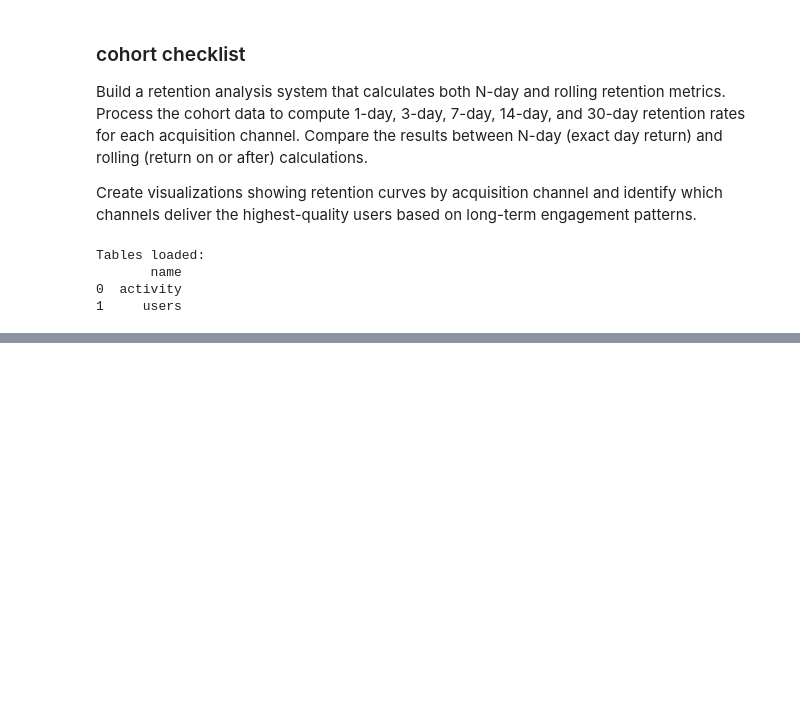
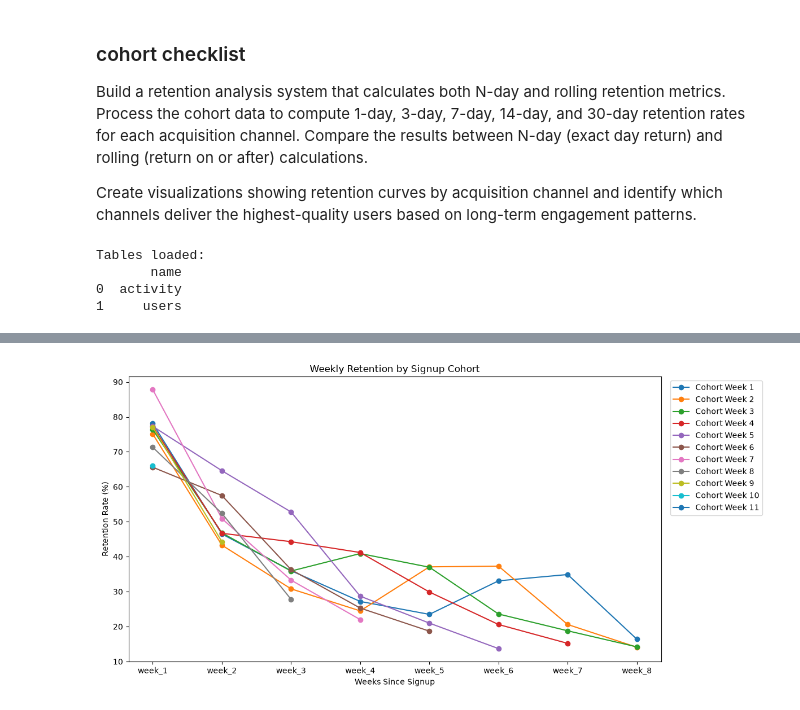
Before and after one commit to Avneesh-b7/product_analytics, a Jupyter notebook: e2e_project/cohort.ipynb, the cells around one changed output, grey strips where cells are left out. Saved outputs shown, nothing was run; the diff lists cells and outputs as text; code cells hidden in the pictures; blank space fills up the shorter version.

```diff
--- a/e2e_project/cohort.ipynb
+++ b/e2e_project/cohort.ipynb
@@ -53,0 +264,11 @@ con.execute("SELECT count(*) , count(distinct user_id) FROM activity").df()
+# %%
+week_cols = [c for c in nweek_retention.columns if c.startswith("week_")]
+retention_pct = nweek_retention.copy()
+retention_pct[week_cols] = (
+    nweek_retention[week_cols]
+    .div(nweek_retention["total"], axis=0)
+    .mul(100)
+    .round(1)
+    .replace(0, float("nan"))  # zeros are unobserved weeks, not true 0% retention
+)
+retention_pct
@@ -53,0 +303,16 @@ con.execute("SELECT count(*) , count(distinct user_id) FROM activity").df()
+# %%
+import matplotlib.pyplot as plt
+
+fig, ax = plt.subplots(figsize=(12, 6))
+
+for _, row in retention_pct.iterrows():
+    ax.plot(week_cols, row[week_cols], marker='o', label=f"Cohort Week {int(row['cohort'])}")
+
+ax.set_xlabel("Weeks Since Signup")
+ax.set_ylabel("Retention Rate (%)")
+ax.set_title("Weekly Retention by Signup Cohort")
+ax.legend(bbox_to_anchor=(1.01, 1), loc='upper left')
+plt.tight_layout()
+plt.show()
+# %% [output]
+[figure, added]
```
Also changed, not shown: parts of 17 cells of this notebook, 3 other files.
